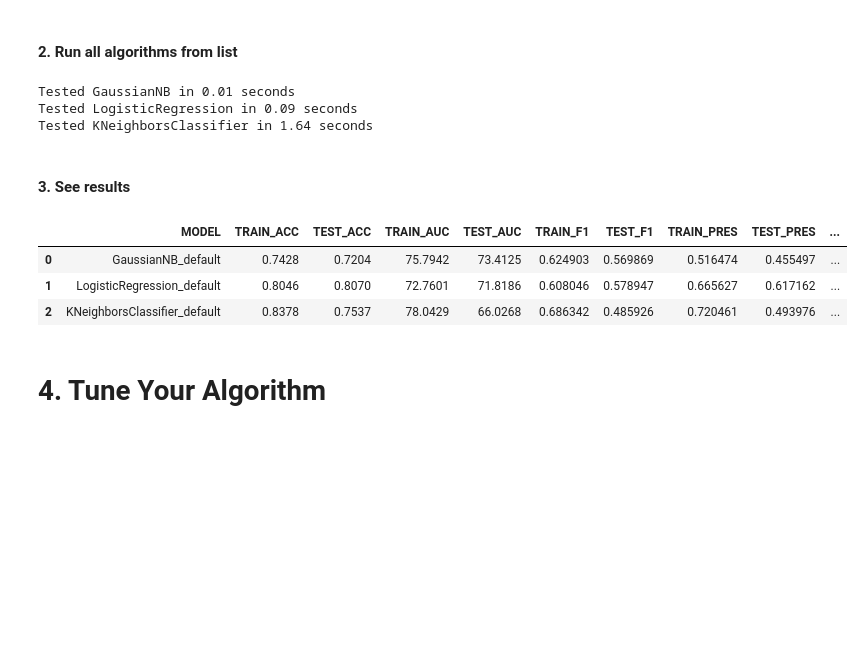
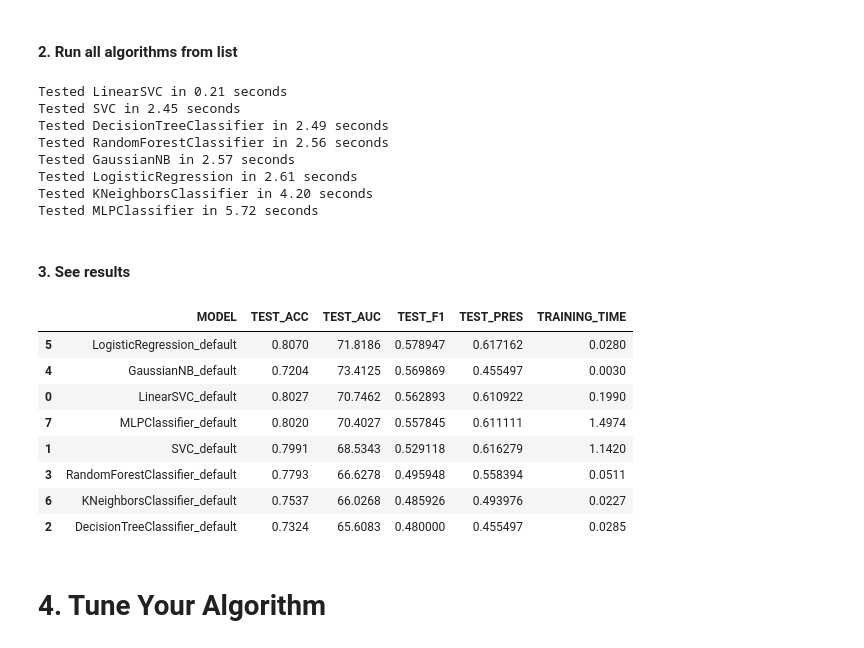
Before and after one commit to zikrach/ML_workshop, a Jupyter notebook: ML_Game_Scenario.ipynb, the cells around one changed output. Saved outputs shown, nothing was run; the diff lists cells and outputs as text; code cells hidden in the pictures; blank space fills up the shorter version.

```diff
--- a/ML_Game_Scenario.ipynb
+++ b/ML_Game_Scenario.ipynb
@@ -315,9 +315,9 @@ algs = [
 #         SVC,
 #         DecisionTreeClassifier,
 #         RandomForestClassifier,
-        GaussianNB,
-        LogisticRegression,
-        KNeighborsClassifier,
+#         GaussianNB,
+#         LogisticRegression,
+#         KNeighborsClassifier,
 #         #RadiusNeighborsClassifier,
 #         MLPClassifier
        ]
@@ -326,21 +326,30 @@ algs = [
 # %%
 _,_, models = fit_model(algs, data_preprocess, target, seed)
 # %% [output]
-Tested GaussianNB in 0.01 seconds
-Tested LogisticRegression in 0.09 seconds
-Tested KNeighborsClassifier in 1.64 seconds
+Tested LinearSVC in 0.21 seconds
+Tested SVC in 2.45 seconds
+Tested DecisionTreeClassifier in 2.49 seconds
+Tested RandomForestClassifier in 2.56 seconds
+Tested GaussianNB in 2.57 seconds
+Tested LogisticRegression in 2.61 seconds
+Tested KNeighborsClassifier in 4.20 seconds
+Tested MLPClassifier in 5.72 seconds
 # %% [markdown]
 #### 3. See results
 # %%
-models.sort_values(by='TEST_AUC',
-                   ascending=False).reset_index().loc[:, ['MODEL', 'TRAIN_ACC','TEST_ACC','TRAIN_AUC',
-                                                          'TEST_AUC', 'TRAIN_F1', 'TEST_F1','TRAIN_PRES',
-                                                          'TEST_PRES', 'TRAINING_TIME', 'PREDICTION_TIME']]
+models.sort_values(by='TEST_F1',
+                   ascending=False)[['MODEL', 'TEST_ACC', 'TEST_AUC', 'TEST_F1',
+                                                          'TEST_PRES', 'TRAINING_TIME']]
 # %% [output]
-|  | MODEL | TRAIN_ACC | TEST_ACC | TRAIN_AUC | TEST_AUC | TRAIN_F1 | TEST_F1 | TRAIN_PRES | TEST_PRES | ... |
-| 0 | GaussianNB_default | 0.7428 | 0.7204 | 75.7942 | 73.4125 | 0.624903 | 0.569869 | 0.516474 | 0.455497 | ... |
-| 1 | LogisticRegression_default | 0.8046 | 0.8070 | 72.7601 | 71.8186 | 0.608046 | 0.578947 | 0.665627 | 0.617162 | ... |
-| 2 | KNeighborsClassifier_default | 0.8378 | 0.7537 | 78.0429 | 66.0268 | 0.686342 | 0.485926 | 0.720461 | 0.493976 | ... |
+|  | MODEL | TEST_ACC | TEST_AUC | TEST_F1 | TEST_PRES | TRAINING_TIME |
+| 5 | LogisticRegression_default | 0.8070 | 71.8186 | 0.578947 | 0.617162 | 0.0280 |
+| 4 | GaussianNB_default | 0.7204 | 73.4125 | 0.569869 | 0.455497 | 0.0030 |
+| 0 | LinearSVC_default | 0.8027 | 70.7462 | 0.562893 | 0.610922 | 0.1990 |
+| 7 | MLPClassifier_default | 0.8020 | 70.4027 | 0.557845 | 0.611111 | 1.4974 |
+| 1 | SVC_default | 0.7991 | 68.5343 | 0.529118 | 0.616279 | 1.1420 |
+| 3 | RandomForestClassifier_default | 0.7793 | 66.6278 | 0.495948 | 0.558394 | 0.0511 |
+| 6 | KNeighborsClassifier_default | 0.7537 | 66.0268 | 0.485926 | 0.493976 | 0.0227 |
+| 2 | DecisionTreeClassifier_default | 0.7324 | 65.6083 | 0.480000 | 0.455497 | 0.0285 |
 # %% [markdown]
 # 4. Tune Your Algorithm
 # %% [markdown]
```
Also changed, not shown: parts of 5 cells of this notebook.
